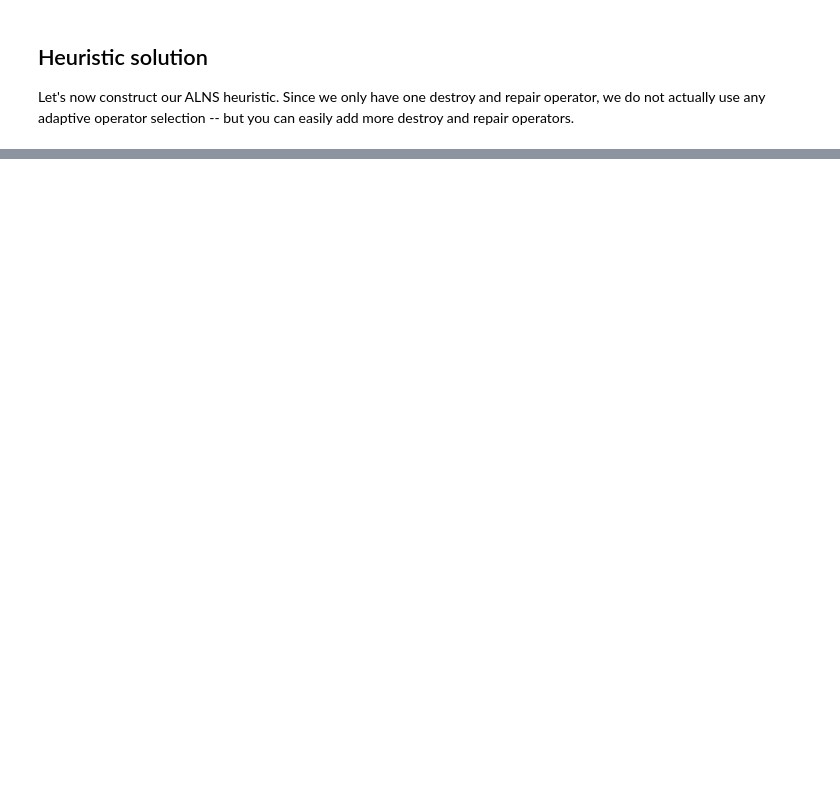
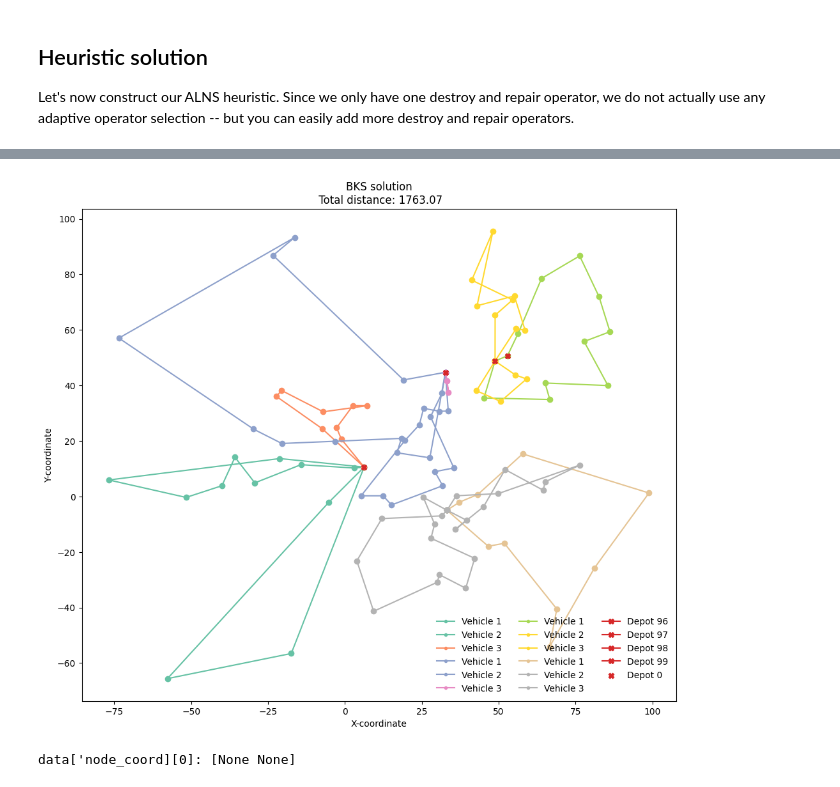
Before and after one commit to pettepiero/Dial-a-ride, a Jupyter notebook: cvrptw/wang-2024.ipynb, the cells around one changed output, grey strips where cells are left out. Drawn from its saved outputs; the diff is of its cells as text; code cells hidden in the pictures; blank space fills up the shorter version.

```diff
--- a/cvrptw/wang-2024.ipynb
+++ b/cvrptw/wang-2024.ipynb
@@ -309,0 +504,6 @@ Total number of served customers: 40
+# %%
+print(bks.keys())
+print(len(bks['routes']))
+
+for route in bks["routes"]:
+    print(route["customers"])
@@ -309,0 +525,43 @@ Total number of served customers: 40
+# %%
+def plot_bks(data: dict, solution, name= "BKS", figsize=(12, 10), save=False):
+
+    fig, ax = plt.subplots(figsize=figsize)
+    cmap = plt.get_cmap("Set2", solution["n_vehicles"])
+    cmap
+
+    for idx, route in enumerate(solution["routes"]):
+        ax.plot(
+            [data["node_coord"][loc][0] for loc in route["customers"]],
+            [data["node_coord"][loc][1] for loc in route["customers"]],
+            color=cmap(idx),
+            marker=".",
+            label=f"Vehicle {route['vehicle']}",
+        )
+        for cust in route["customers"]:
+            coords = data["node_coord"][cust]
+            ax.plot(coords[0], coords[1], "o", c=cmap(idx))
+
+    kwargs = dict(zorder=3, marker="X")
+
+    for i in range(data["dimension"], data["dimension"] + data["n_depots"]):
+        depot = data["node_coord"][i]
+        ax.plot(depot[0], depot[1], c="tab:red", **kwargs, label=f"Depot {i}")
+
+    ax.scatter(*data["node_coord"][0], c="tab:red", label="Depot 0", **kwargs)
+
+    ax.set_title(f"{name}\n Total distance: {solution["solution_cost"]}")
+    ax.set_xlabel("X-coordinate")
+    ax.set_ylabel("Y-coordinate")
+    ax.legend(frameon=False, ncol=3)
+
+    if save:
+        plt.savefig(f"./plots/{name}.png")
+        plt.close()
+
+plot_bks(data, bks, "BKS solution",)
+# %% [output]
+[figure, added]
+# %%
+print(f"data['node_coord][0]: {data['node_coord'][0]}")
+# %% [output]
+data['node_coord][0]: [None None]
```
Also changed, not shown: parts of 31 cells of this notebook, 11 other files.
